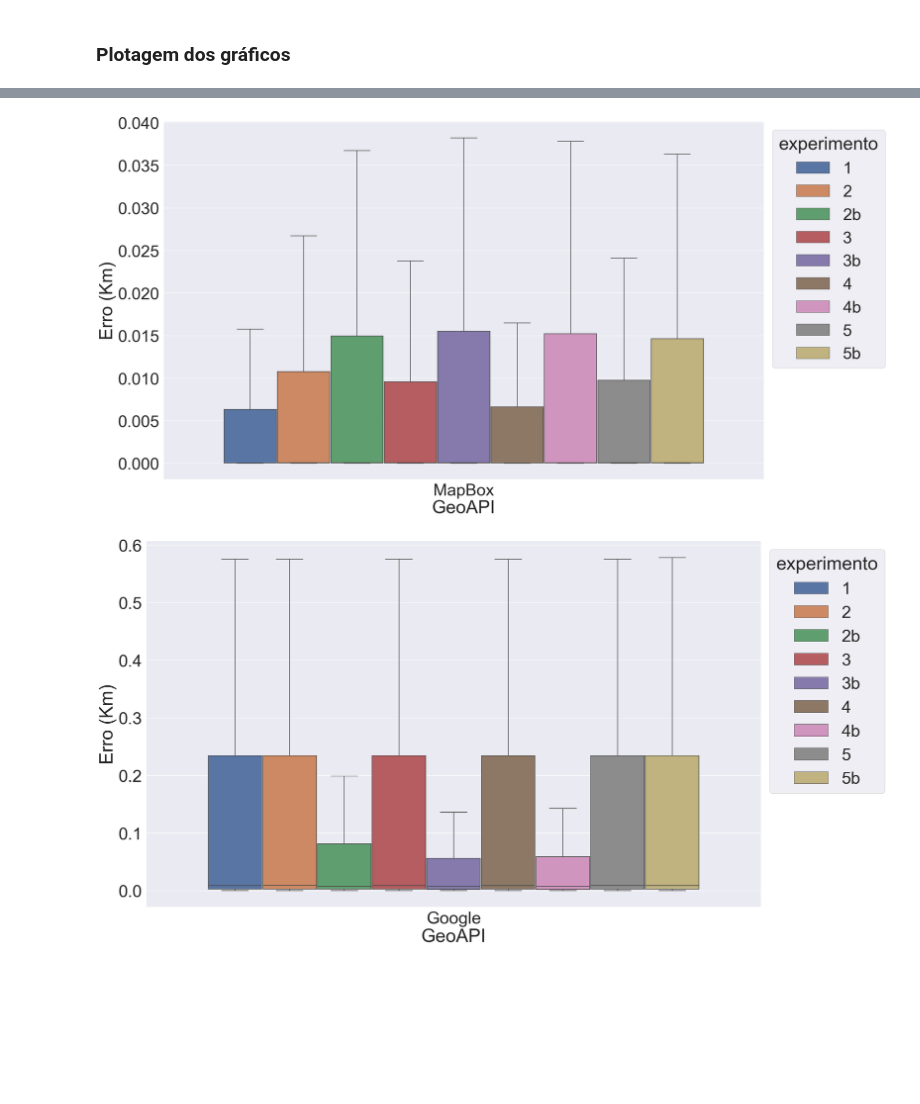
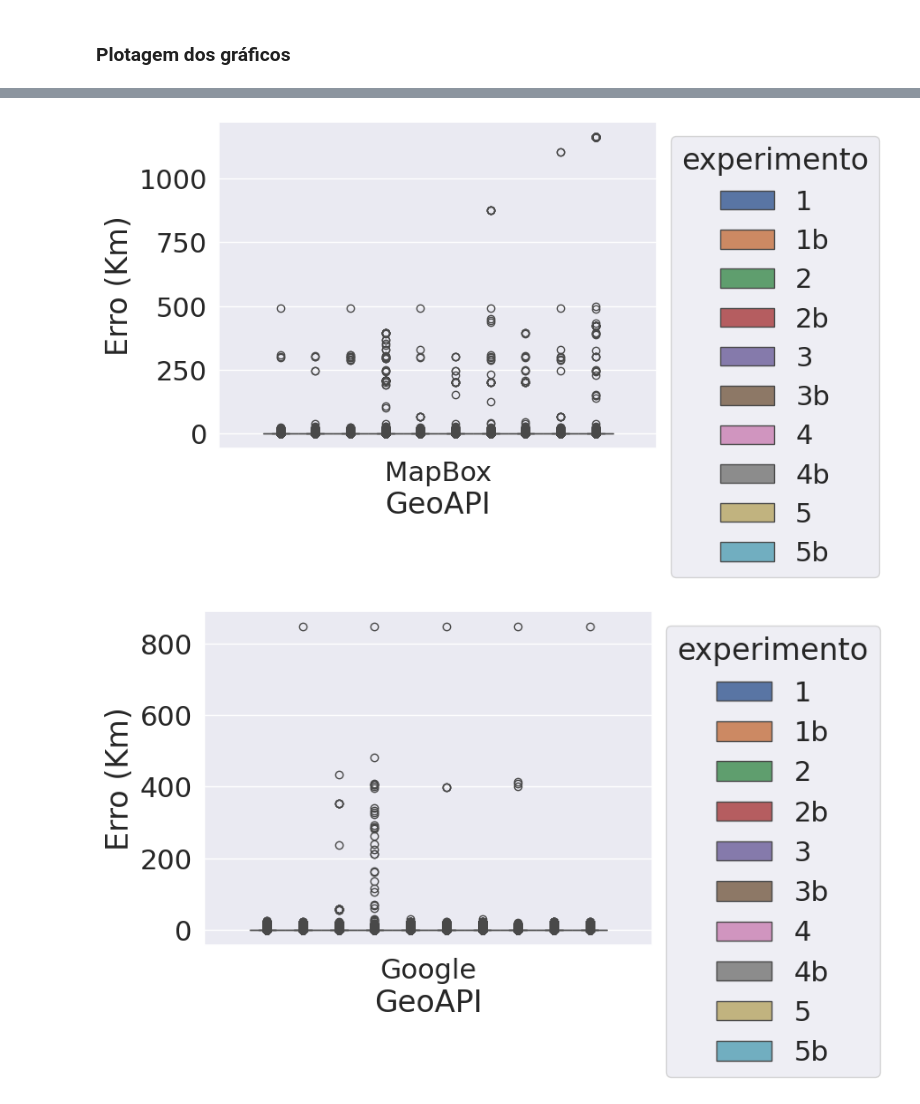
Before and after one commit to AnaLuiza241/analises-apis, a Jupyter notebook: Análise da APIS SP/construcaoBoxplots.ipynb, the cells around one changed output, grey strips where cells are left out. Drawn from its saved outputs; the diff is of its cells as text; code cells hidden in the pictures; blank space fills up the shorter version.

```diff
--- a/Análise da APIS SP/construcaoBoxplots.ipynb
+++ b/Análise da APIS SP/construcaoBoxplots.ipynb
@@ -5,11 +5,12 @@ import matplotlib.pyplot as plt
 # %%
 df = pd.DataFrame()
 
-arquivos = ['geoGoldBHexp1_erro.csv', 'geoGoldBHexp3_erro.csv', 'geoGoldBHexp4_erro.csv', 'geoGoldBHexp5_erro.csv', 'geoGoldBHexp6_erro.csv', 'geoGoldBHexp7_erro.csv', 'geoGoldBHexp8_erro.csv', 'geoGoldBHexp9_erro.csv', 'geoGoldBHexp10_erro.csv']
+arquivos = ['geoGoldBHexp1_erro.csv', 'geoGoldBHexp2_erro.csv', 'geoGoldBHexp3_erro.csv', 'geoGoldBHexp4_erro.csv', 'geoGoldBHexp5_erro.csv', 'geoGoldBHexp6_erro.csv', 'geoGoldBHexp7_erro.csv', 'geoGoldBHexp8_erro.csv', 'geoGoldBHexp9_erro.csv', 'geoGoldBHexp10_erro.csv']
 
 # Dicionário de associação entre nome do arquivo e número do experimento
 experimentos = {
     'geoGoldBHexp1_erro.csv': '1',
+    'geoGoldBHexp2_erro.csv': '1b',
     'geoGoldBHexp3_erro.csv': '2',
     'geoGoldBHexp4_erro.csv': '2b',
     'geoGoldBHexp5_erro.csv': '3',
@@ -41,7 +42,7 @@ df = df[df['geoapi_id'] != 'Here']
 # %%
 # Configurações do Seaborn
 
-sns.set(font_scale=3.5)
+sns.set(font_scale=2)
 # %%
 #sns.set(rc={"figure.figsize":(25, 15)})
 ax = sns.boxplot(data=df, x='experimento', y='erro', hue='geoapi_id',
@@ -66,14 +67,14 @@ plt.show()
 # %%
 apis = ['MapBox','Google', 'TomTom', 'OpenRouteService']
 
 for api in apis:
     aux = df[df['geoapi_id'] == api]
     ax =sns.boxplot(data=aux, hue='experimento', y='erro', x='geoapi_id',
-                 showfliers=False
+                 #showfliers=False
                 )
     ax.set(xlabel='GeoAPI', ylabel='Erro (Km)')
     sns.move_legend(ax, "upper left", bbox_to_anchor=(1, 1))
     plt.show()
 # %% [output]
-[figure, old version]
+[figure, new version]
-[figure, old version]
+[figure, new version]
```
Also changed, not shown: parts of 3 cells of this notebook, 3 other files.
